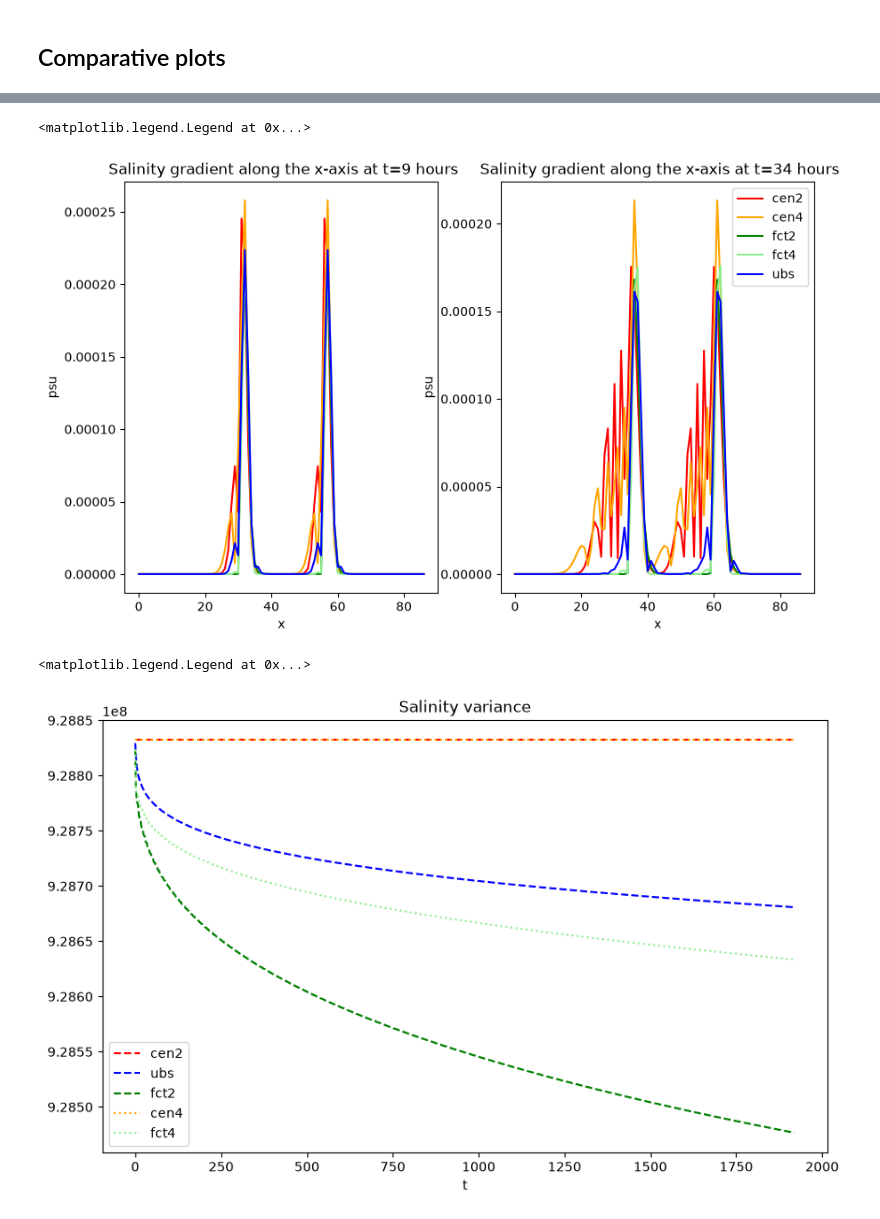
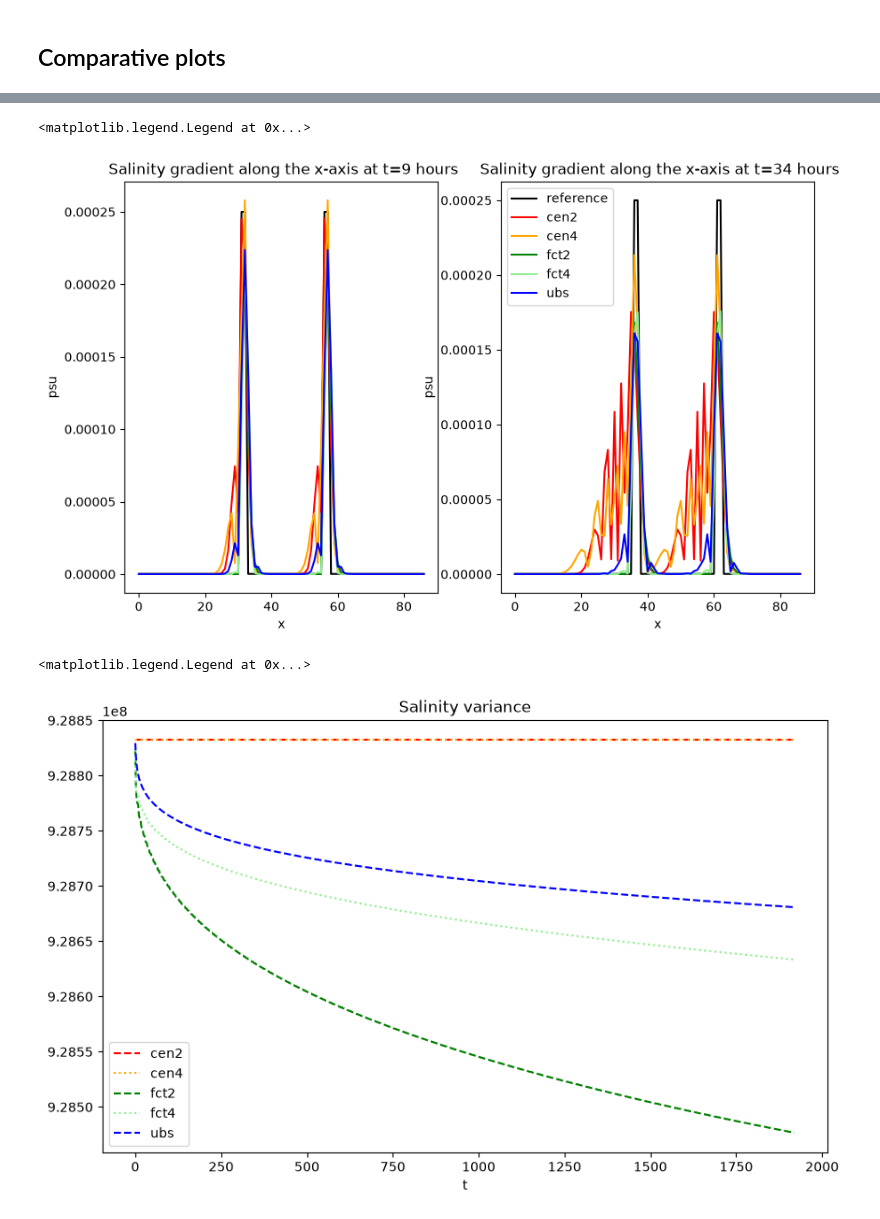
Before and after one commit to justinebuisson606/NEMO_Demonstrators, a Jupyter notebook: Demonstrator 1.ipynb, the cells around one changed output, grey strips where cells are left out. Cells and saved outputs as stored; diff of their text form; code cells hidden in the pictures.

```diff
--- a/Demonstrator 1.ipynb
+++ b/Demonstrator 1.ipynb
@@ -300,3 +337,11 @@ fct4 = xr.open_dataset(rep+'CANAL_saltblock_fct4_all_grid.nc')
+# %%
+schemes = {'cen2': cen2, 'cen4': cen4, 'fct2' : fct2, 'fct4' : fct4,  'ubs': ubs}
+colors = {'cen2': 'red', 'cen4': 'orange',  'fct2' : 'green', 'fct4' : 'lightgreen', 'ubs': 'blue'}
+
+soce = {n: ds['soce'].isel(y_grid_T=50, deptht=0).values
+          for n, ds in schemes.items()}
+g = {n: ds['sssgrad'].isel(y_grid_T=50).values
+          for n, ds in schemes.items()}
 # %% [markdown]
 ## Comparative plots
 # %%
@@ -346,62 +380,35 @@ block_0 = xr.open_dataset(rep+'CANAL_saltblock_traadvOFF_all_grid.nc').sssgrad.i
 ref_grad = []
 
 for t in range (80):
-    ref_grad.append(np.roll(block_0, shift=v*86400*(t+0.5)/dx))
-    """ce 0.5 me pose probleme, cela veut dire que soit la sortie
-        est prise en milieu de journee pas en fin de journee comme on avait convenu
-        normalement ce n'est pas la moyenne de la journee c'est sur car j'ai bien verifie
-        dans def_field qu'on etait en operation=instant"""
+    ref_grad.append(np.roll(block_0, shift=v*dt*(t+1)/dx))
 # %%
-t0, t1 = 9, 34
+t_list = [9, 34]
 
-fig, ax = plt.subplots(1, 2, figsize=(10,6))
+fig, ax = plt.subplots(1, len(t_list), figsize=(10,6))
 
-ax[0].plot(np.arange(cen2['sssgrad'].shape[2]), cen2['sssgrad'].isel(time_counter=t0, y_grid_T=50), color ='red', label = 'cen2')
-ax[0].plot(np.arange(cen4['sssgrad'].shape[2]), cen4['sssgrad'].isel(time_counter=t0, y_grid_T=50), color ='orange', label ='cen4')
-ax[0].plot(np.arange(fct2['sssgrad'].shape[2]), fct2['sssgrad'].isel(time_counter=t0, y_grid_T=50), color ='green', label = 'fct2')
-ax[0].plot(np.arange(fct4['sssgrad'].shape[2]), fct4['sssgrad'].isel(time_counter=t0, y_grid_T=50), color ='lightgreen', label = 'fct4')
-ax[0].plot(np.arange(ubs['sssgrad'].shape[2]), ubs['sssgrad'].isel(time_counter=t0, y_grid_T=50), color ='blue', label ='ubs')
-ax[0].set_xlabel('x')
-ax[0].set_ylabel('psu')
-ax[0].set_title(f' Salinity gradient along the x-axis at t={t0} hours')
-
-
-ax[1].plot(np.arange(cen2['sssgrad'].shape[2]), cen2['sssgrad'].isel(time_counter=t1, y_grid_T=50), color ='red', label = 'cen2')
-ax[1].plot(np.arange(cen4['sssgrad'].shape[2]), cen4['sssgrad'].isel(time_counter=t1, y_grid_T=50), color ='orange', label ='cen4')
-ax[1].plot(np.arange(fct2['sssgrad'].shape[2]), fct2['sssgrad'].isel(time_counter=t1, y_grid_T=50), color ='green', label = 'fct2')
-ax[1].plot(np.arange(fct4['sssgrad'].shape[2]), fct4['sssgrad'].isel(time_counter=t1, y_grid_T=50), color ='lightgreen', label = 'fct4')
-ax[1].plot(np.arange(ubs['sssgrad'].shape[2]), ubs['sssgrad'].isel(time_counter=t1, y_grid_T=50), color ='blue', label = 'ubs')
-ax[1].set_xlabel('x')
-ax[1].set_ylabel('psu')
-ax[1].set_title(f' Salinity gradient along the x-axis at t={t1} hours')
+for i,t in enumerate(t_list):
+    ax[i].plot(np.arange(len(ref_grad[0])), ref_grad[t], color ='black', label ='reference')
+    for n, ds in g.items() :
+        ax[i].plot(np.arange(ds.shape[1]), ds[t], color = colors[n], label = n)
+    ax[i].set_xlabel('x')
+    ax[i].set_ylabel('psu')
+    ax[i].set_title(f' Salinity gradient along the x-axis at t={t} hours')
 
 plt.legend()
 # %% [output]
 <matplotlib.legend.Legend at 0x...>
-[figure, old version]
+[figure, new version]
 # %%
 fig_salt2c, axes_salt2c = plt.subplots(1, 1, figsize=(10, 6))
 
-s2c = cen2['salt2c'].mean(dim=('x_grid_T', 'y_grid_T'))
-dep = np.arange(s2c.shape[0])
-axes_salt2c.plot(dep,  s2c, '--', color = 'red', label = 'cen2')
-
-s2c = ubs['salt2c'].mean(dim=('x_grid_T', 'y_grid_T'))
-dep = np.arange(s2c.shape[0])
-axes_salt2c.plot(dep,  s2c, '--', color = 'blue', label = 'ubs')
-
-s2c = fct2['salt2c'].mean(dim=('x_grid_T', 'y_grid_T'))
-dep = np.arange(s2c.shape[0])
-axes_salt2c.plot(dep,  s2c, '--', color = 'green', label = 'fct2')
-
-s2c = cen4['salt2c'].mean(dim=('x_grid_T', 'y_grid_T'))
-dep = np.arange(s2c.shape[0])
-axes_salt2c.plot(dep,  s2c, ':', color = 'orange', label = 'cen4')
-
-s2c = fct4['salt2c'].mean(dim=('x_grid_T', 'y_grid_T'))
-dep = np.arange(s2c.shape[0])
-axes_salt2c.plot(dep,  s2c, ':', color = 'lightgreen', label = 'fct4')
-
+for n, ds in schemes.items():
+    if '4' in n:
+        marker=':'
+    else :
+        marker ='--'
+    s2c = ds['salt2c'].mean(dim=('x_grid_T', 'y_grid_T'))
+    dep = np.arange(s2c.shape[0])
+    axes_salt2c.plot(dep,  s2c, marker, color = colors[n], label = n)
 
 axes_salt2c.set_title("Salinity variance")
 axes_salt2c.set_xlabel('t')
@@ -409,4 +416,4 @@ axes_salt2c.set_xlabel('t')
 axes_salt2c.legend()
 # %% [output]
 <matplotlib.legend.Legend at 0x...>
-[figure, old version]
+[figure, new version]
```
Also changed, not shown: parts of 12 cells of this notebook.
